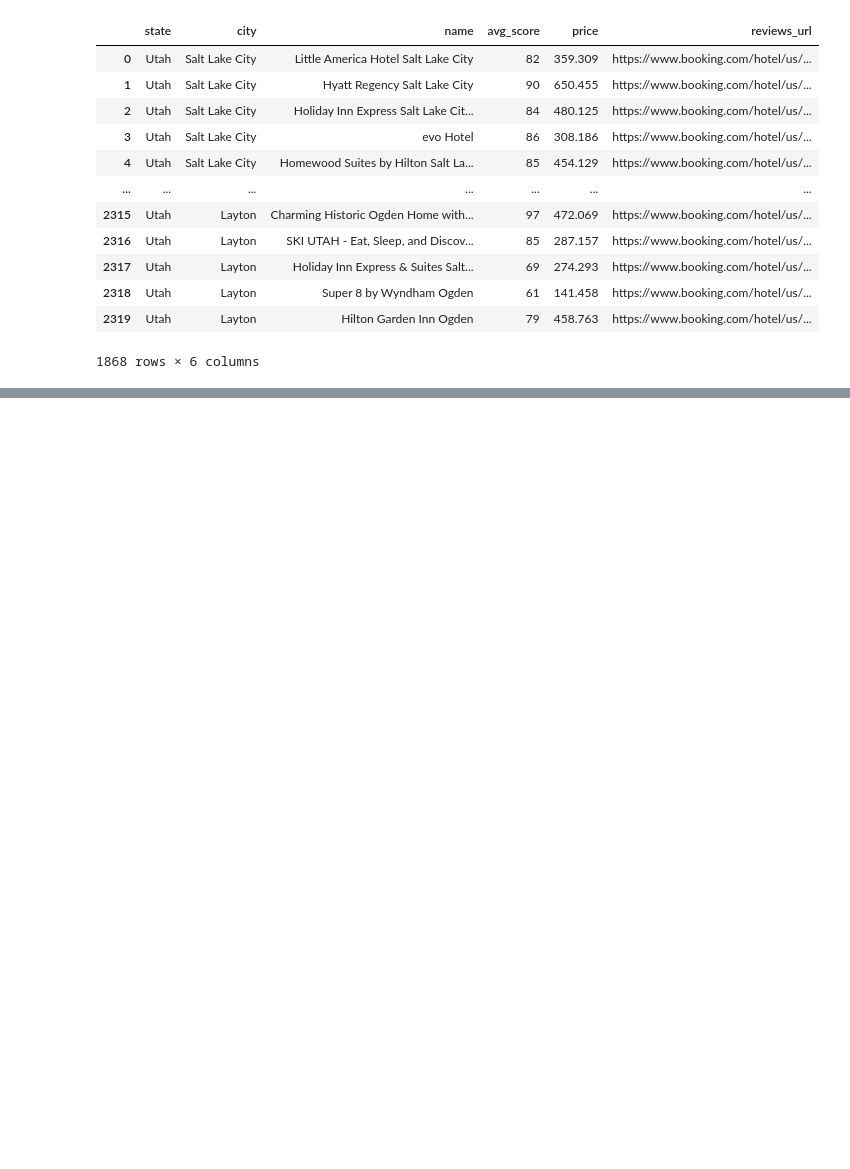
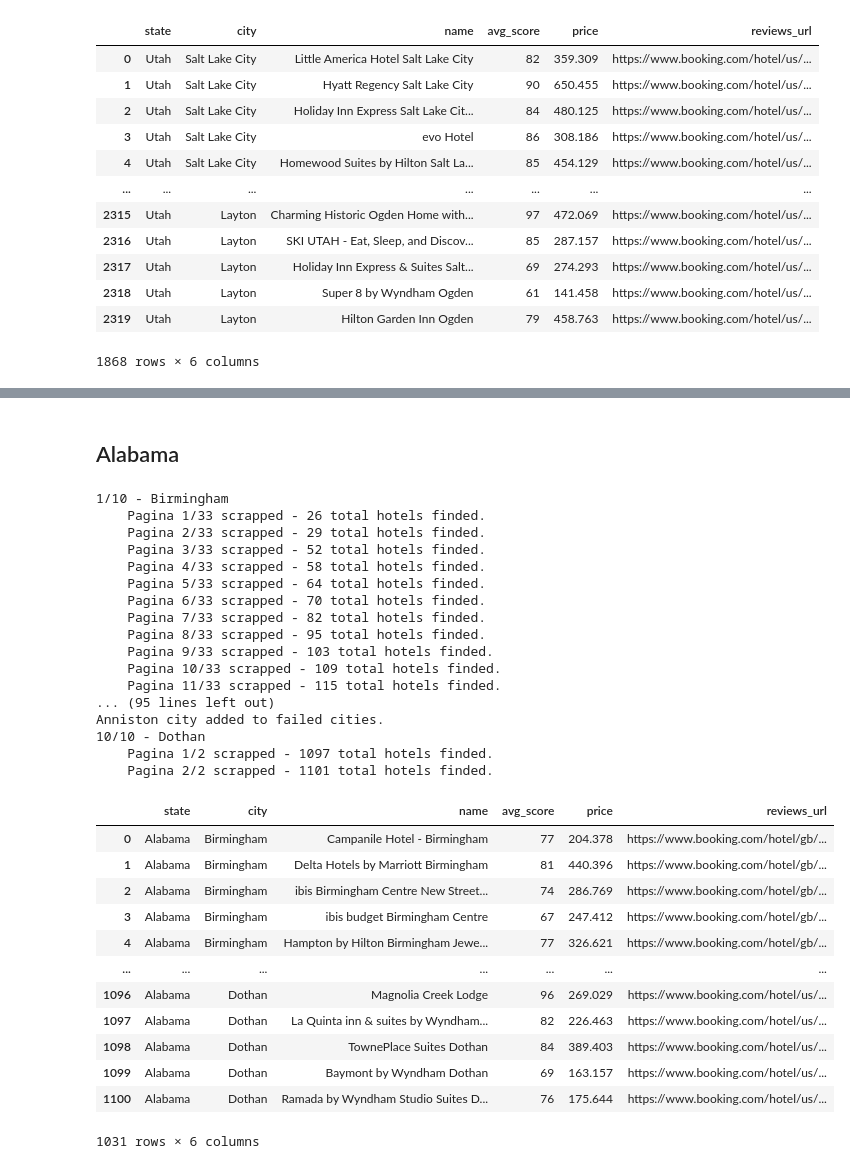
Before and after one commit to LeonardoCostaH/PF_DS_YELP, a Jupyter notebook: scrapping/02_hotels.ipynb, the cells around one changed output, grey strips where cells are left out. Cells and saved outputs as stored; diff of their text form; code cells hidden in the pictures; blank space fills up the shorter version.

```diff
--- a/scrapping/02_hotels.ipynb
+++ b/scrapping/02_hotels.ipynb
@@ -68,0 +142,36 @@ utah_hotels
+# %% [markdown]
+## Alabama
+# %%
+alabama_hotels = scrape("AL")
+alabama_hotels
+# %% [output]
+1/10 - Birmingham
+    Pagina 1/33 scrapped - 26 total hotels finded.
+    Pagina 2/33 scrapped - 29 total hotels finded.
+    Pagina 3/33 scrapped - 52 total hotels finded.
+    Pagina 4/33 scrapped - 58 total hotels finded.
+    Pagina 5/33 scrapped - 64 total hotels finded.
+    Pagina 6/33 scrapped - 70 total hotels finded.
+    Pagina 7/33 scrapped - 82 total hotels finded.
+    Pagina 8/33 scrapped - 95 total hotels finded.
+    Pagina 9/33 scrapped - 103 total hotels finded.
+    Pagina 10/33 scrapped - 109 total hotels finded.
+    Pagina 11/33 scrapped - 115 total hotels finded.
+... (95 lines left out)
+Anniston city added to failed cities.
+10/10 - Dothan
+    Pagina 1/2 scrapped - 1097 total hotels finded.
+    Pagina 2/2 scrapped - 1101 total hotels finded.
+|  | state | city | name | avg_score | price | reviews_url |
+| 0 | Alabama | Birmingham | Campanile Hotel - Birmingham | 77 | 204.378 | https://www.booking.com/hotel/gb/... |
+| 1 | Alabama | Birmingham | Delta Hotels by Marriott Birmingham | 81 | 440.396 | https://www.booking.com/hotel/gb/... |
+| 2 | Alabama | Birmingham | ibis Birmingham Centre New Street... | 74 | 286.769 | https://www.booking.com/hotel/gb/... |
+| 3 | Alabama | Birmingham | ibis budget Birmingham Centre | 67 | 247.412 | https://www.booking.com/hotel/gb/... |
+| 4 | Alabama | Birmingham | Hampton by Hilton Birmingham Jewe... | 77 | 326.621 | https://www.booking.com/hotel/gb/... |
+| ... | ... | ... | ... | ... | ... | ... |
+| 1096 | Alabama | Dothan | Magnolia Creek Lodge | 96 | 269.029 | https://www.booking.com/hotel/us/... |
+| 1097 | Alabama | Dothan | La Quinta inn & suites by Wyndham... | 82 | 226.463 | https://www.booking.com/hotel/us/... |
+| 1098 | Alabama | Dothan | TownePlace Suites Dothan | 84 | 389.403 | https://www.booking.com/hotel/us/... |
+| 1099 | Alabama | Dothan | Baymont by Wyndham Dothan | 69 | 163.157 | https://www.booking.com/hotel/us/... |
+| 1100 | Alabama | Dothan | Ramada by Wyndham Studio Suites D... | 76 | 175.644 | https://www.booking.com/hotel/us/... |
+1031 rows × 6 columns
```
Also changed, not shown: parts of 19 cells of this notebook, 12 other files.
